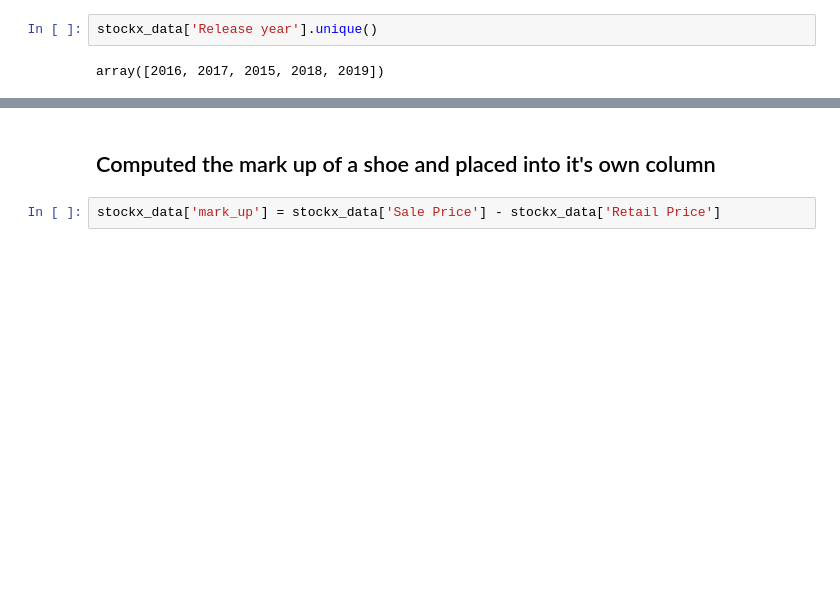
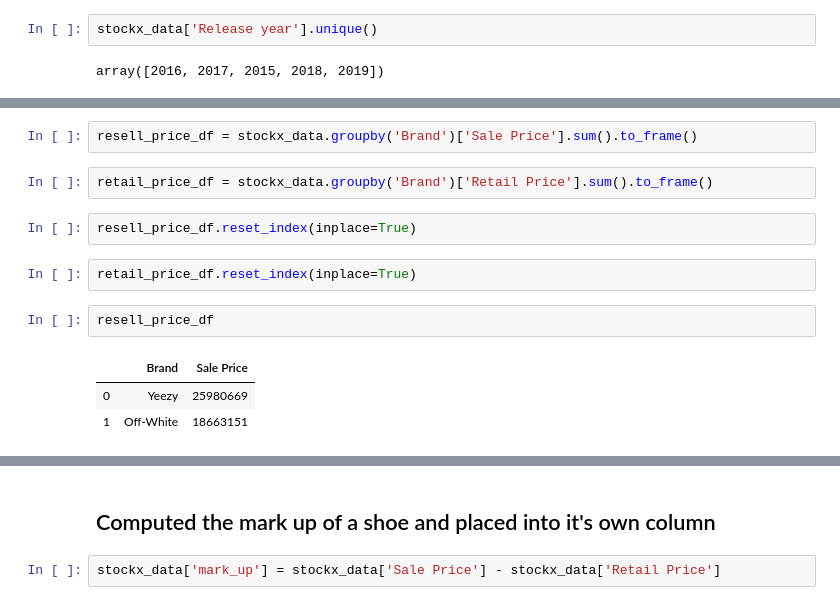
Before and after one commit to brandonmojica/stockx_price_predict, a Jupyter notebook: notebooks/stockx_price_predict.ipynb, the cells around one changed output, grey strips where cells are left out. Saved outputs shown, nothing was run; the diff lists cells and outputs as text; blank space fills up the shorter version.

```diff
--- a/notebooks/data_cleaning.ipynb
+++ b/notebooks/stockx_price_predict.ipynb
@@ -384,0 +406,14 @@ array([2016, 2017, 2015, 2018, 2019])
+# %%
+resell_price_df = stockx_data.groupby('Brand')['Sale Price'].sum().to_frame()
+# %%
+retail_price_df = stockx_data.groupby('Brand')['Retail Price'].sum().to_frame()
+# %%
+resell_price_df.reset_index(inplace=True)
+# %%
+retail_price_df.reset_index(inplace=True)
+# %%
+resell_price_df
+# %% [output]
+|  | Brand | Sale Price |
+| 0 | Yeezy | 25980669 |
+| 1 | Off-White | 18663151 |
```
Also changed, not shown: parts of 18 cells of this notebook.
